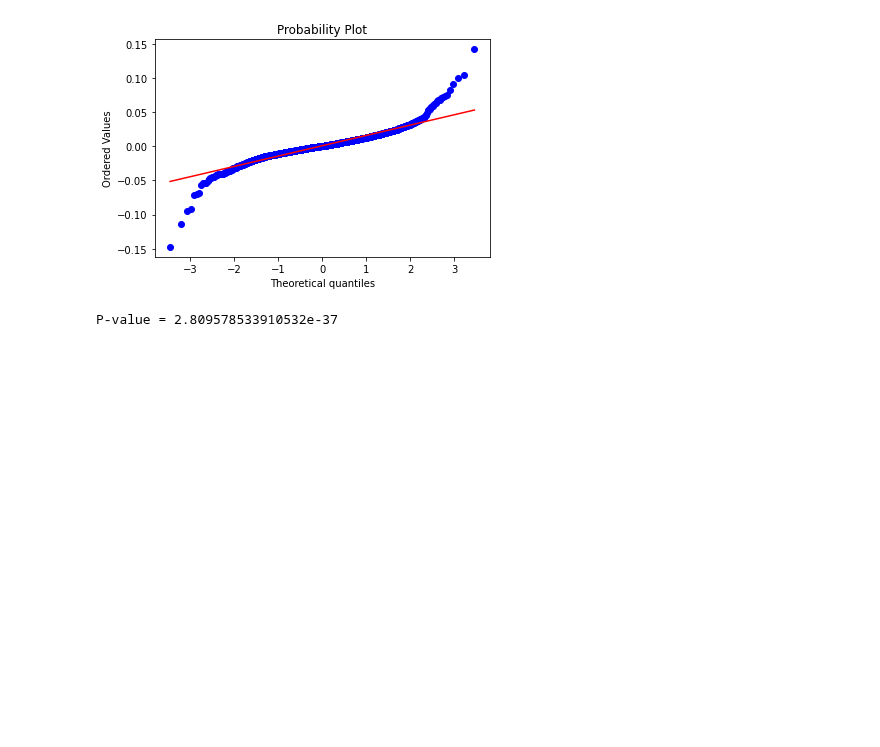
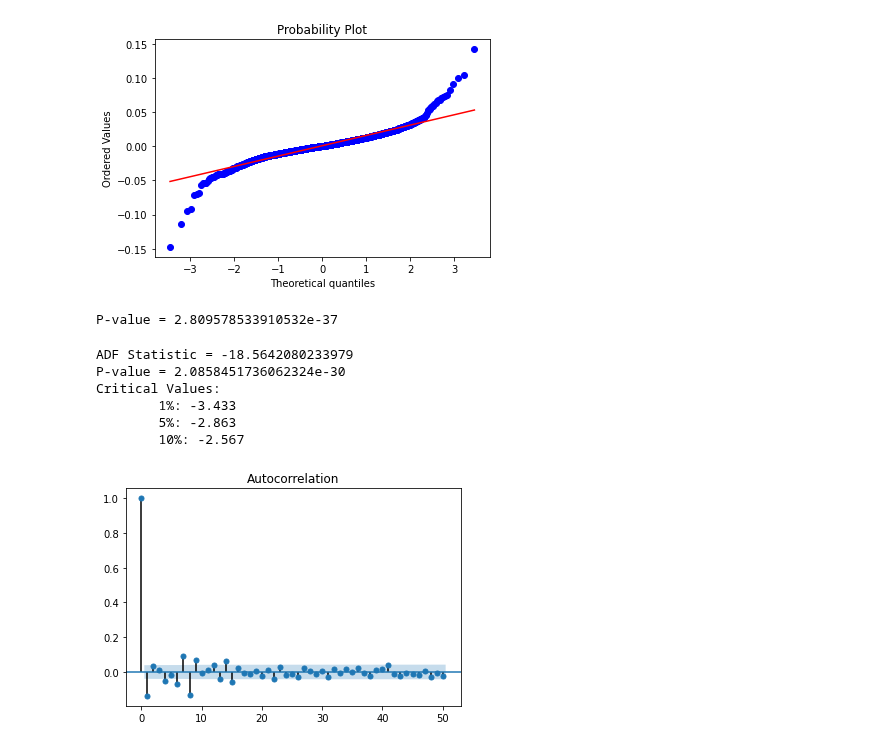
Before and after one commit to PomazkinG/Particle, a Jupyter notebook: Particle.ipynb, the cells around one changed output. Drawn from its saved outputs; the diff is of its cells as text; code cells hidden in the pictures; blank space fills up the shorter version.

```diff
--- a/Particle.ipynb
+++ b/Particle.ipynb
@@ -175,3 +177,20 @@ print('P-value =', stats.shapiro(df_daily_return['MSFT'].dropna())[1])
 # %% [output]
 [figure]
 P-value = 2.809578533910532e-37
+# %%
+X = df_daily_return['MSFT'].dropna().values
+plot_acf(X, lags = 50)
+result = adfuller(X)
+print('ADF Statistic =',result[0])
+print('P-value =', result[1])
+print('Critical Values:')
+for key, value in result[4].items():
+	print('\t%s: %.3f' % (key, value))
+# %% [output]
+ADF Statistic = -18.5642080233979
+P-value = 2.0858451736062324e-30
+Critical Values:
+        1%: -3.433
+        5%: -2.863
+        10%: -2.567
+[figure, added]
```
Also changed, not shown: parts of 1 cell of this notebook.
